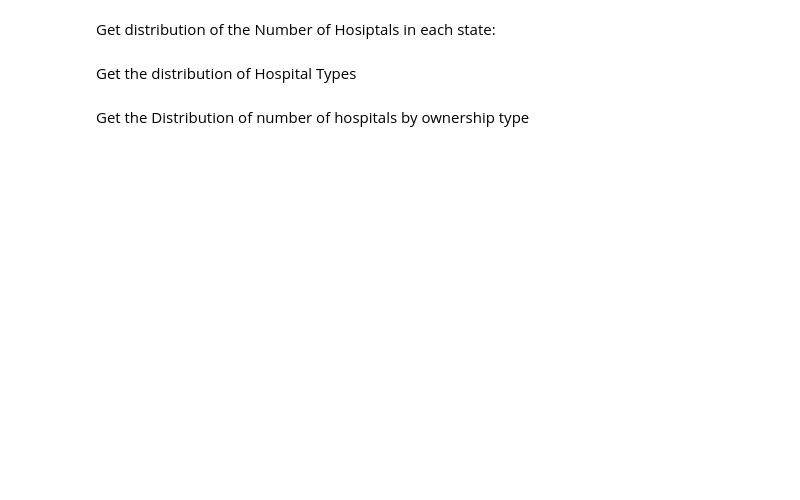
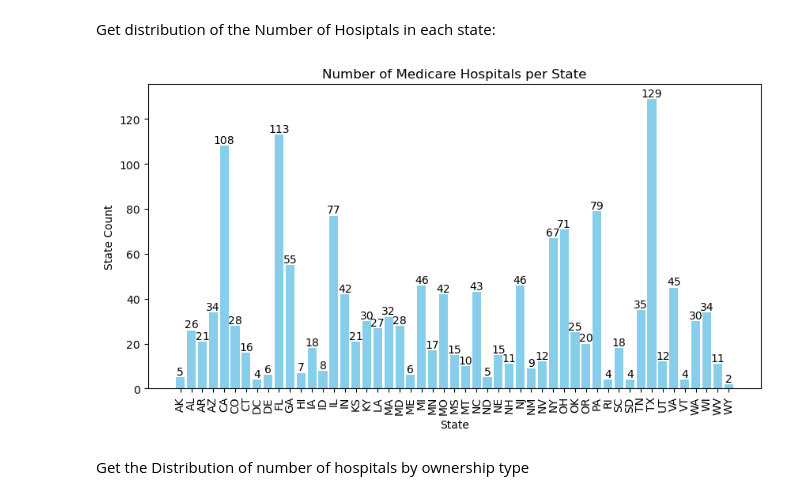
Before and after one commit to Ivaldivi/Patient-Readmission-Analysis, a Jupyter notebook: analysis/patient-readmission-analysis.ipynb, the cells around one changed output. Drawn from its saved outputs; the diff is of its cells as text; code cells hidden in the pictures; blank space fills up the shorter version.

```diff
--- a/analysis/patient-readmission-analysis.ipynb
+++ b/analysis/patient-readmission-analysis.ipynb
@@ -135 +190,25 @@ I am beginning by doing some minor pre-processing of the TEC data frame. I will
+# %%
+tec = tec.filter(pl.col('Start Date') == "01/01/2023")
+tec_filtered = tec.drop(["Facility Name", "Address", "City/Town", "ZIP Code", "County/Parish", "Telephone Number", "Start Date", "End Date", "Footnote"])
+
+# filter out any rows where the score is Not Available or Null:
+tec_filtered = tec_filtered.filter(
+    pl.col("Score") != "Not Available"
+)
+tec_filtered_pivoted = tec_filtered.pivot("Measure ID", index="Facility ID", values="Score")
+# display(check_nulls(tec_filtered_pivoted))
+
+tec_filtered_wider = tec_filtered_pivoted.drop(["ED_2_Strata_2", "OP_31", "OP_40", "HH_02", "HH_01", "STK_03", "ED_2_Strata_1", "STK_05", "STK_02", "STK_06", "VTE_2", "VTE_1"])
+tec_filtered_wider = tec_filtered_wider.filter(
+    pl.col("EDV").is_not_null(),
+    pl.col("OP_22").is_not_null(),
+    pl.col("SAFE_USE_OF_OPIOIDS").is_not_null(),
+    pl.col("OP_29").is_not_null()
+)
+# Convert OP_22, OP_29 & SAFE_USE_OF_OPIOIDS to floats:
+tec_filtered_wider = tec_filtered_wider.with_columns(
+    pl.col("OP_22").cast(pl.Float64),
+    pl.col("OP_29").cast(pl.Float64),
+    pl.col("SAFE_USE_OF_OPIOIDS").cast(pl.Float64)
+)
 # %%
@@ -228,6 +329,6 @@ create_distribution(df_binned,
 # %% [markdown]
 Get distribution of the Number of Hosiptals in each state:
 # %%
-create_distribution(hgi, "State", "State", rotation=90, title_flag=True, title="Number of Hospitals per State")
+create_distribution(full_table, "State", "State", rotation=90, title_flag=True, title="Number of Medicare Hospitals per State")
+# %% [output]
+[figure, added]
-# %% [markdown]
-Get the distribution of Hospital Types
```
Also changed, not shown: parts of 36 cells of this notebook.
